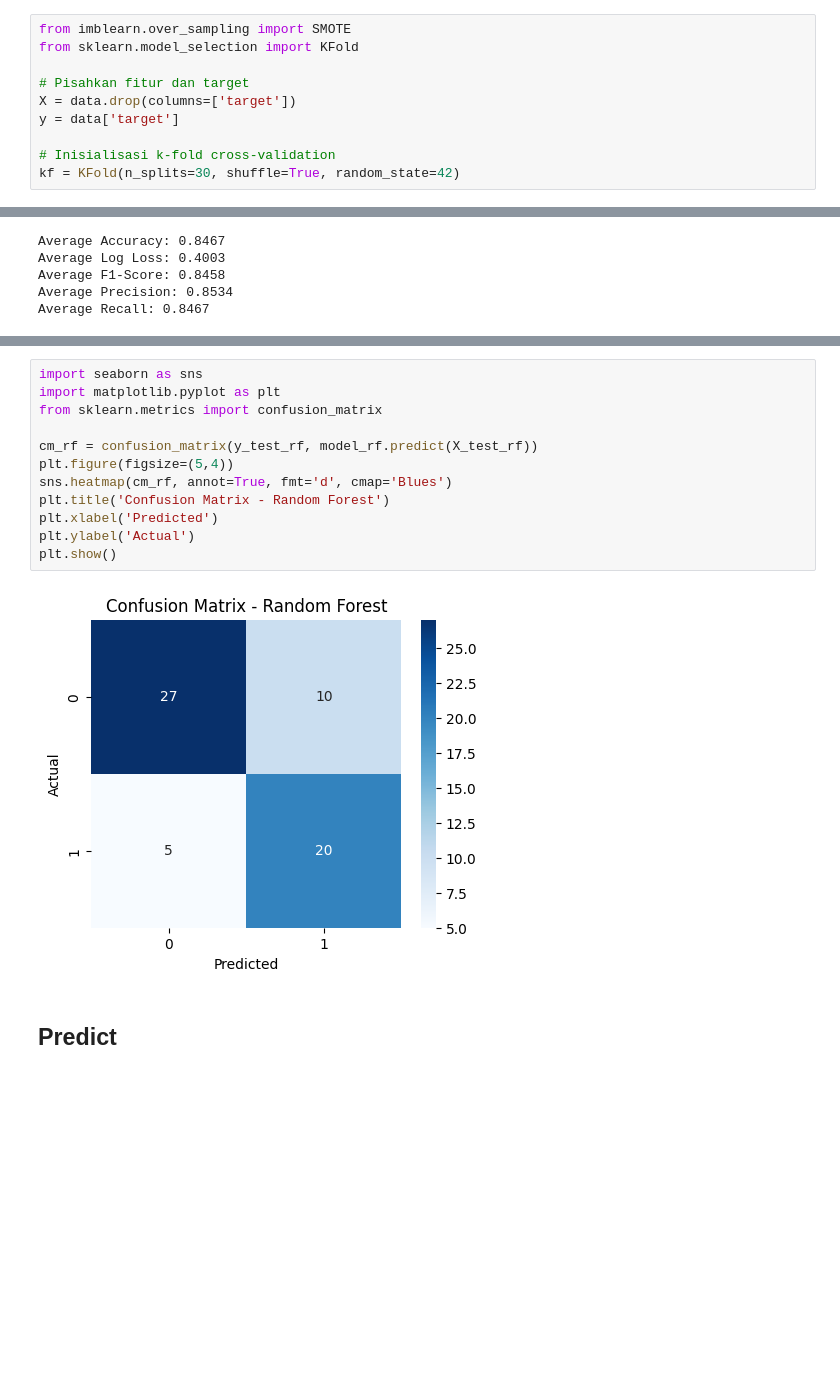
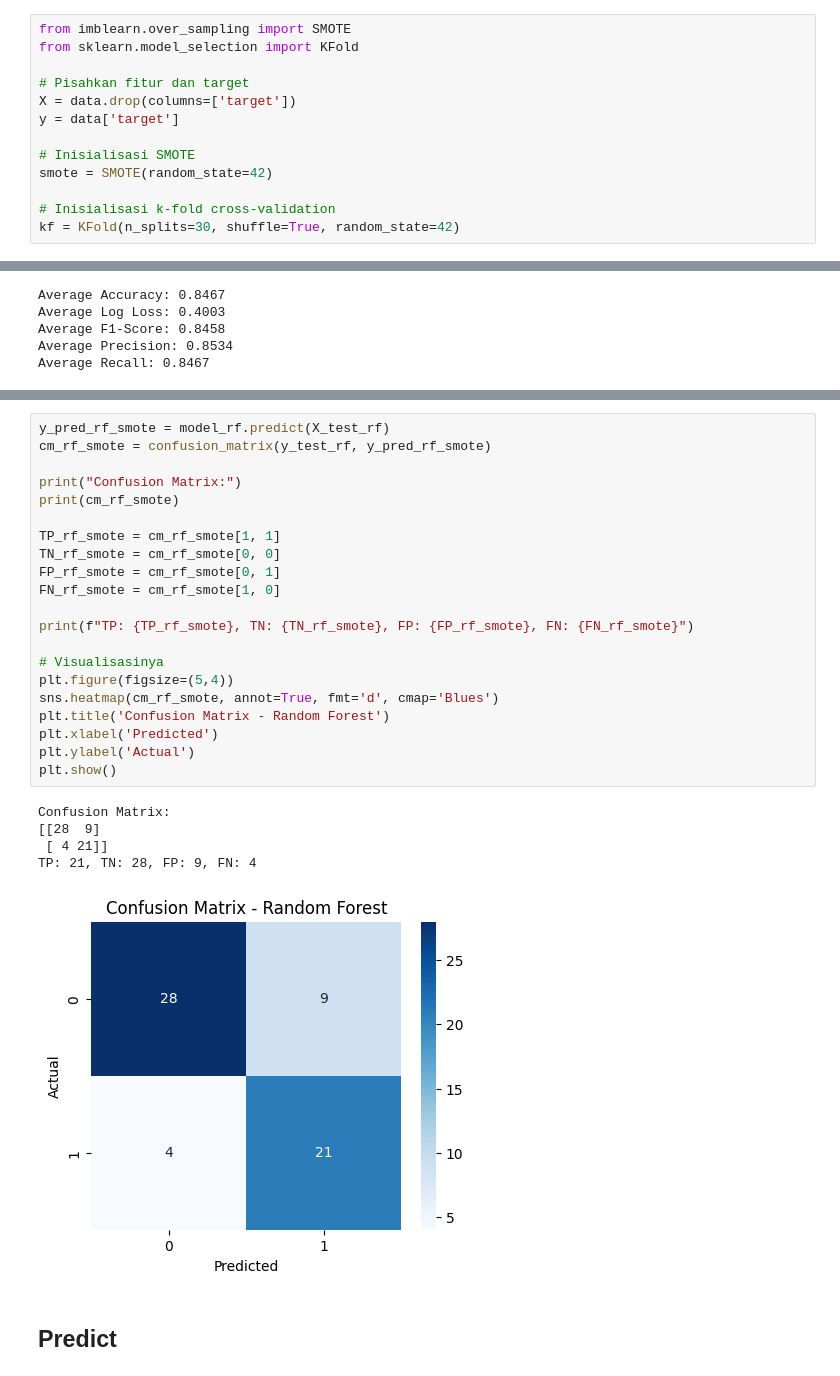
Before and after one commit to yuemway/Prediksi-Penyakit-Jantung, a Jupyter notebook: model/models.ipynb, the cells around one changed output, grey strips where cells are left out. Saved outputs shown, nothing was run; the diff lists cells and outputs as text; blank space fills up the shorter version.

```diff
--- a/model/models.ipynb
+++ b/model/models.ipynb
@@ -50,6 +50,9 @@ from sklearn.model_selection import KFold
 X = data.drop(columns=['target'])
 y = data['target']
 
+# Inisialisasi SMOTE
+smote = SMOTE(random_state=42)
+
 # Inisialisasi k-fold cross-validation
 kf = KFold(n_splits=30, shuffle=True, random_state=42)
 # %% [markdown]
@@ -322,16 +577,29 @@ TP: 20, TN: 27, FP: 10, FN: 5
 # %%
-import seaborn as sns
-import matplotlib.pyplot as plt
-from sklearn.metrics import confusion_matrix
+y_pred_rf_smote = model_rf.predict(X_test_rf)
+cm_rf_smote = confusion_matrix(y_test_rf, y_pred_rf_smote)
 
-cm_rf = confusion_matrix(y_test_rf, model_rf.predict(X_test_rf))
+print("Confusion Matrix:")
+print(cm_rf_smote)
+
+TP_rf_smote = cm_rf_smote[1, 1]
+TN_rf_smote = cm_rf_smote[0, 0]
+FP_rf_smote = cm_rf_smote[0, 1]
+FN_rf_smote = cm_rf_smote[1, 0]
+
+print(f"TP: {TP_rf_smote}, TN: {TN_rf_smote}, FP: {FP_rf_smote}, FN: {FN_rf_smote}")
+
+# Visualisasinya
 plt.figure(figsize=(5,4))
-sns.heatmap(cm_rf, annot=True, fmt='d', cmap='Blues')
+sns.heatmap(cm_rf_smote, annot=True, fmt='d', cmap='Blues')
 plt.title('Confusion Matrix - Random Forest')
 plt.xlabel('Predicted')
 plt.ylabel('Actual')
 plt.show()
 # %% [output]
+Confusion Matrix:
+[[28  9]
+ [ 4 21]]
+TP: 21, TN: 28, FP: 9, FN: 4
-[figure, old version]
+[figure, new version]
 # %% [markdown]
 ## Predict
```
Also changed, not shown: parts of 23 cells of this notebook, 4 other files.
